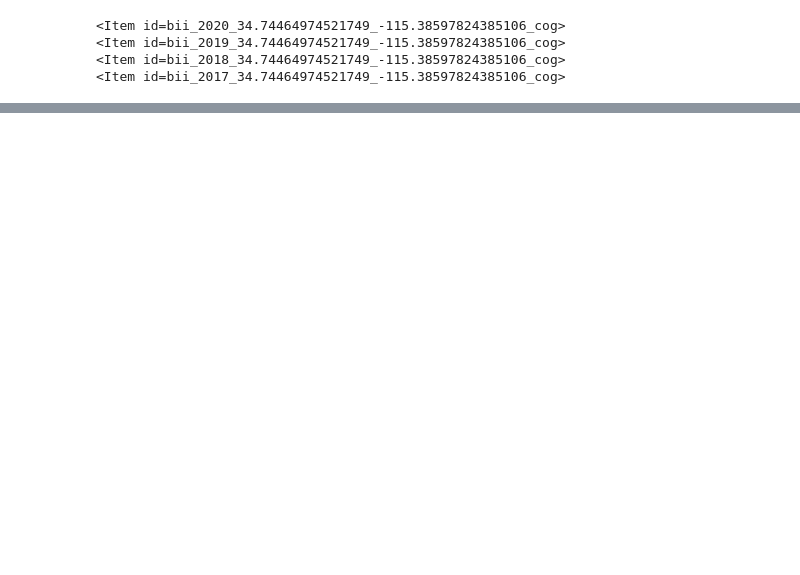
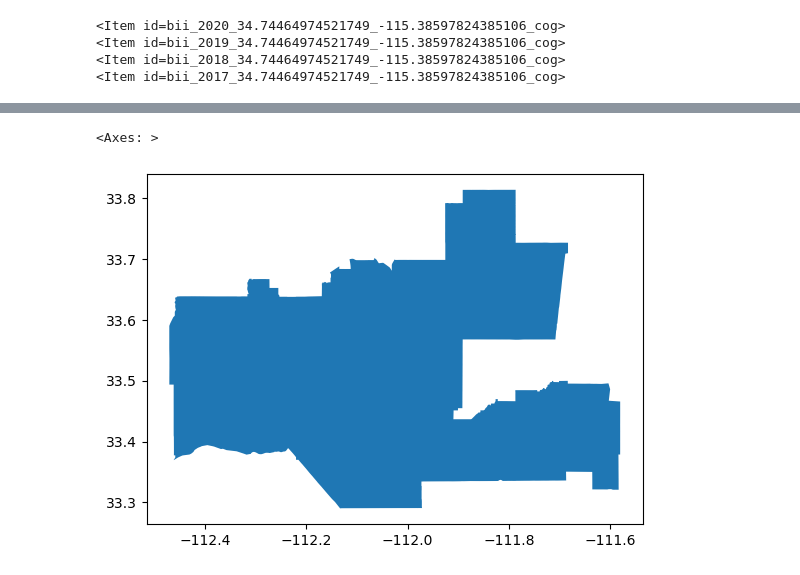
Before and after one commit to madisonenda/Biodiversity_Intactness_Phoenix_AZ, a Jupyter notebook: BII_Phoneix_AZ.ipynb, the cells around one changed output, grey strips where cells are left out. Drawn from its saved outputs; the diff is of its cells as text; code cells hidden in the pictures; blank space fills up the shorter version.

Commit message:
Add the map of Phoenix inside the greater boundaries of Arizona

```diff
--- a/BII_Phoneix_AZ.ipynb
+++ b/BII_Phoneix_AZ.ipynb
@@ -44,0 +53,6 @@ NameError: name 'bbox' is not defined
+# %%
+# Creating a filepath to the Phoenix_Boundary.shp file, and reading it in using geopandas
+fp= os.path.join('data', 'tl_2023_04_cousub.shp')
+Arizona_Boundary= gpd.read_file(fp)
+
+Arizona_Boundary.head()
@@ -44,0 +87,6 @@ NameError: name 'bbox' is not defined
+# %%
+# Now Filter using the NAME column for the boundaries of Phoenix
+Phoenix_Boundary = Arizona_Boundary[Arizona_Boundary.NAME == "Phoenix"]
+
+# Find the crs of the Phoenix_Boundary
+Phoenix_Boundary.crs
@@ -44,0 +105,5 @@ NameError: name 'bbox' is not defined
+# %%
+Phoenix_Boundary.plot()
+# %% [output]
+<Axes: >
+[figure, added]
```
Also changed, not shown: parts of 21 cells of this notebook.
